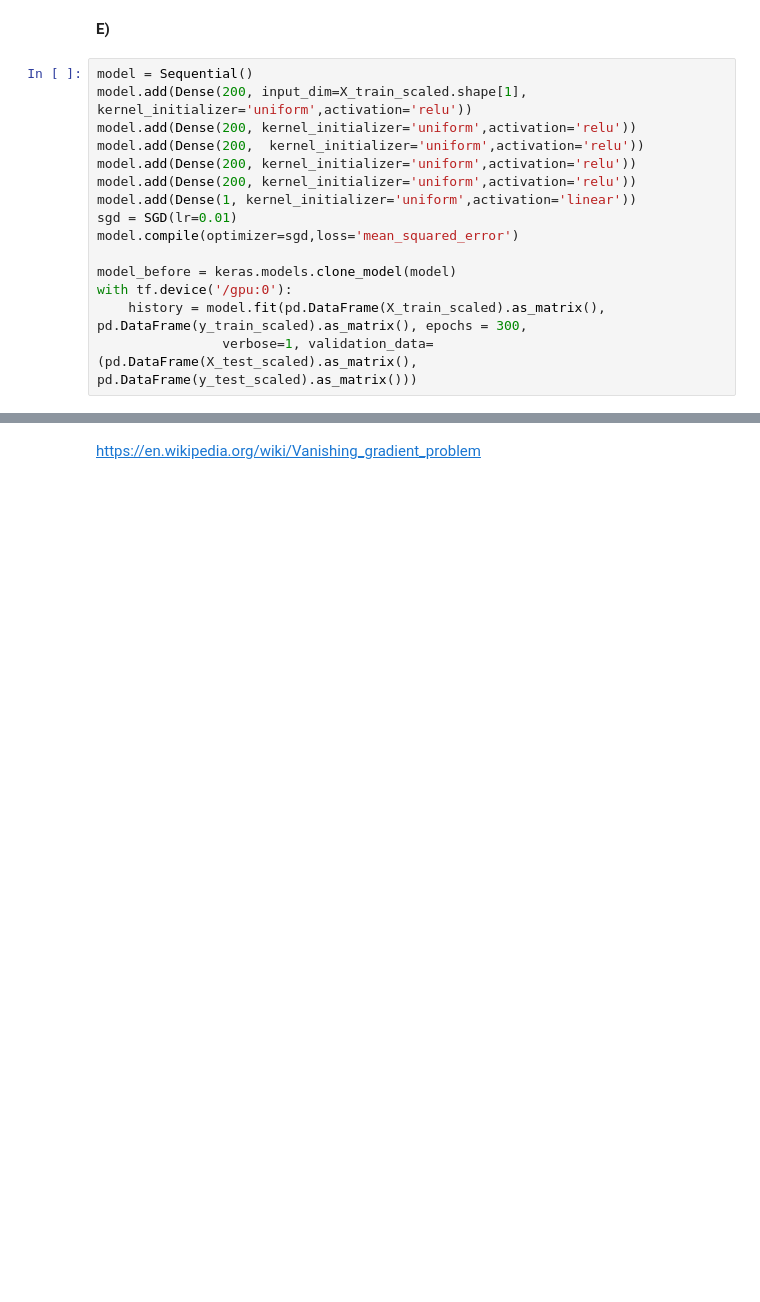
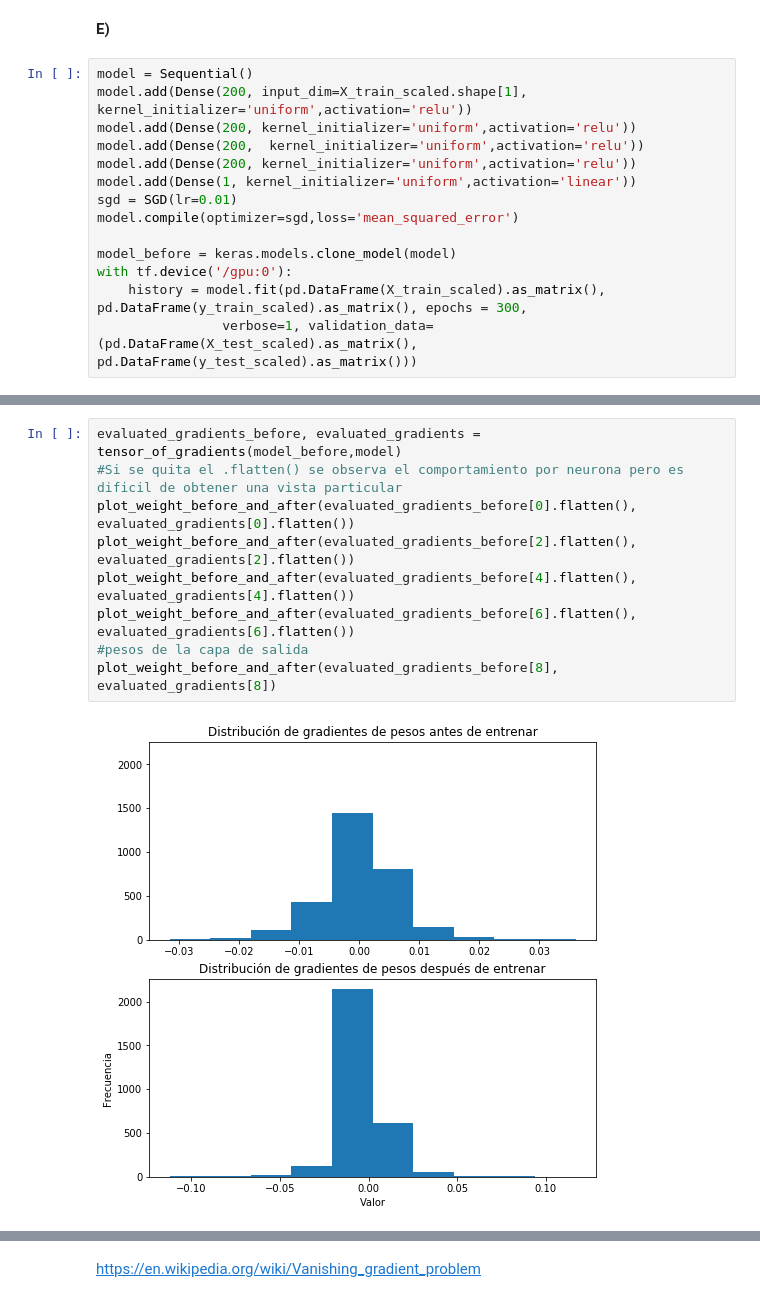
Before and after one commit to Caimapo/ANN, a Jupyter notebook: Tarea 1/Parte2.ipynb, the cells around one changed output, grey strips where cells are left out. Drawn from its saved outputs; the diff is of its cells as text; blank space fills up the shorter version.

```diff
--- a/Tarea 1/Parte2.ipynb
+++ b/Tarea 1/Parte2.ipynb
@@ -259,7 +318,6 @@ model = Sequential()
 model.add(Dense(200, input_dim=X_train_scaled.shape[1], kernel_initializer='uniform',activation='relu'))
 model.add(Dense(200, kernel_initializer='uniform',activation='relu'))
 model.add(Dense(200,  kernel_initializer='uniform',activation='relu'))
-model.add(Dense(200, kernel_initializer='uniform',activation='relu'))
 model.add(Dense(200, kernel_initializer='uniform',activation='relu'))
 model.add(Dense(1, kernel_initializer='uniform',activation='linear'))
 sgd = SGD(lr=0.01)
@@ -298,0 +352,11 @@ plot_weight_before_and_after(evaluated_gradients_before[5], evaluated_gradients[
+# %%
+evaluated_gradients_before, evaluated_gradients = tensor_of_gradients(model_before,model)
+#Si se quita el .flatten() se observa el comportamiento por neurona pero es dificil de obtener una vista particular
+plot_weight_before_and_after(evaluated_gradients_before[0].flatten(), evaluated_gradients[0].flatten())
+plot_weight_before_and_after(evaluated_gradients_before[2].flatten(), evaluated_gradients[2].flatten())
+plot_weight_before_and_after(evaluated_gradients_before[4].flatten(), evaluated_gradients[4].flatten())
+plot_weight_before_and_after(evaluated_gradients_before[6].flatten(), evaluated_gradients[6].flatten())
+#pesos de la capa de salida
+plot_weight_before_and_after(evaluated_gradients_before[8], evaluated_gradients[8])
+# %% [output]
+[figure, added]
```
Also changed, not shown: parts of 38 cells of this notebook, 1 other file.
